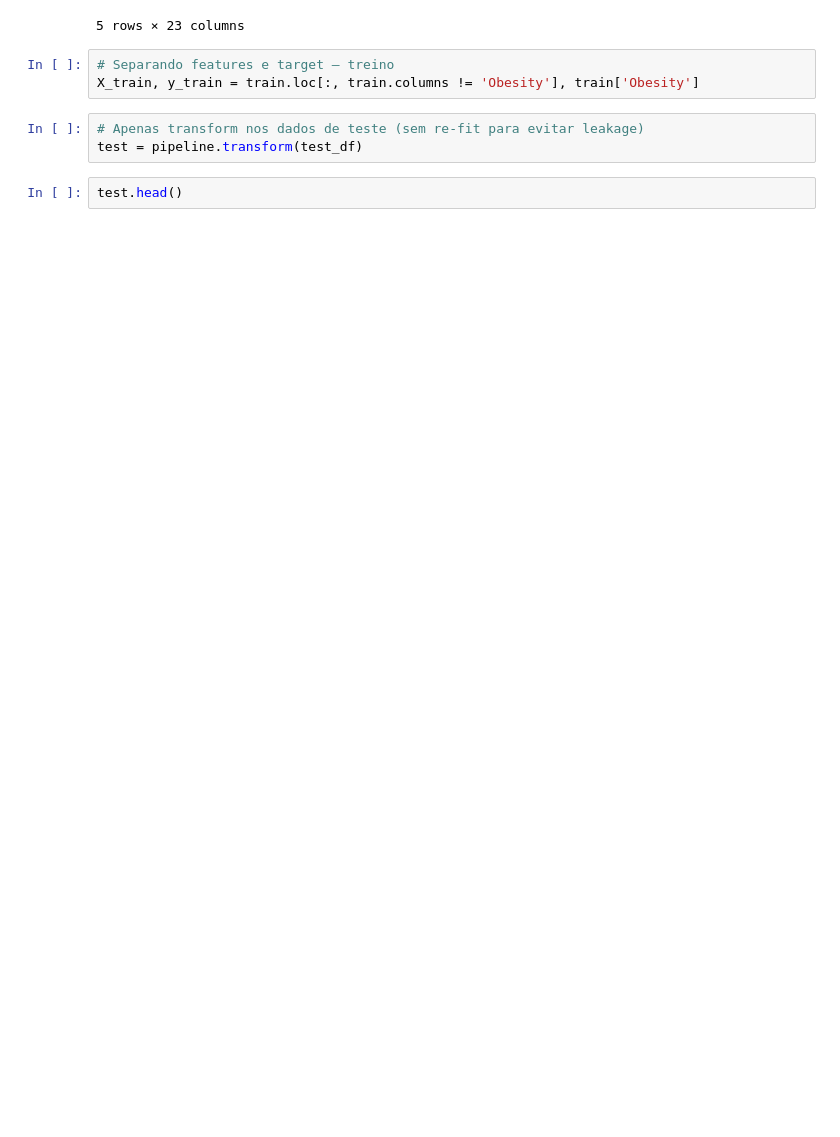
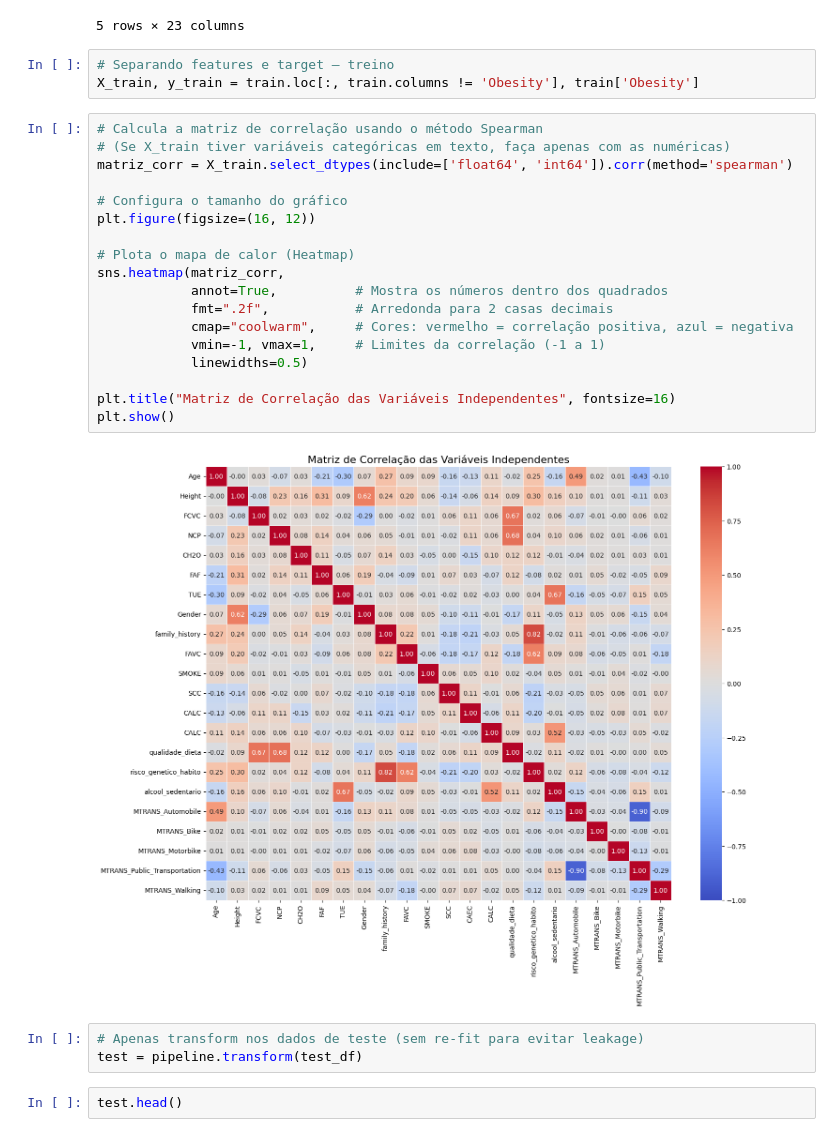
Before and after one commit to renankeskissian/tech_challenge_fase4, a Jupyter notebook: obesidade.ipynb, the cells around one changed output. Drawn from its saved outputs; the diff is of its cells as text; blank space fills up the shorter version.

```diff
--- a/obesidade.ipynb
+++ b/obesidade.ipynb
@@ -607,6 +599,26 @@ train.head()
 # %%
 # Separando features e target — treino
 X_train, y_train = train.loc[:, train.columns != 'Obesity'], train['Obesity']
+# %%
+# Calcula a matriz de correlação usando o método Spearman
+# (Se X_train tiver variáveis categóricas em texto, faça apenas com as numéricas)
+matriz_corr = X_train.select_dtypes(include=['float64', 'int64']).corr(method='spearman')
+
+# Configura o tamanho do gráfico
+plt.figure(figsize=(16, 12))
+
+# Plota o mapa de calor (Heatmap)
+sns.heatmap(matriz_corr,
+            annot=True,          # Mostra os números dentro dos quadrados
+            fmt=".2f",           # Arredonda para 2 casas decimais
+            cmap="coolwarm",     # Cores: vermelho = correlação positiva, azul = negativa
+            vmin=-1, vmax=1,     # Limites da correlação (-1 a 1)
+            linewidths=0.5)
+
+plt.title("Matriz de Correlação das Variáveis Independentes", fontsize=16)
+plt.show()
+# %% [output]
+[figure, added]
 # %%
 # Apenas transform nos dados de teste (sem re-fit para evitar leakage)
 test = pipeline.transform(test_df)
```
Also changed, not shown: parts of 22 cells of this notebook, 6 other files.
